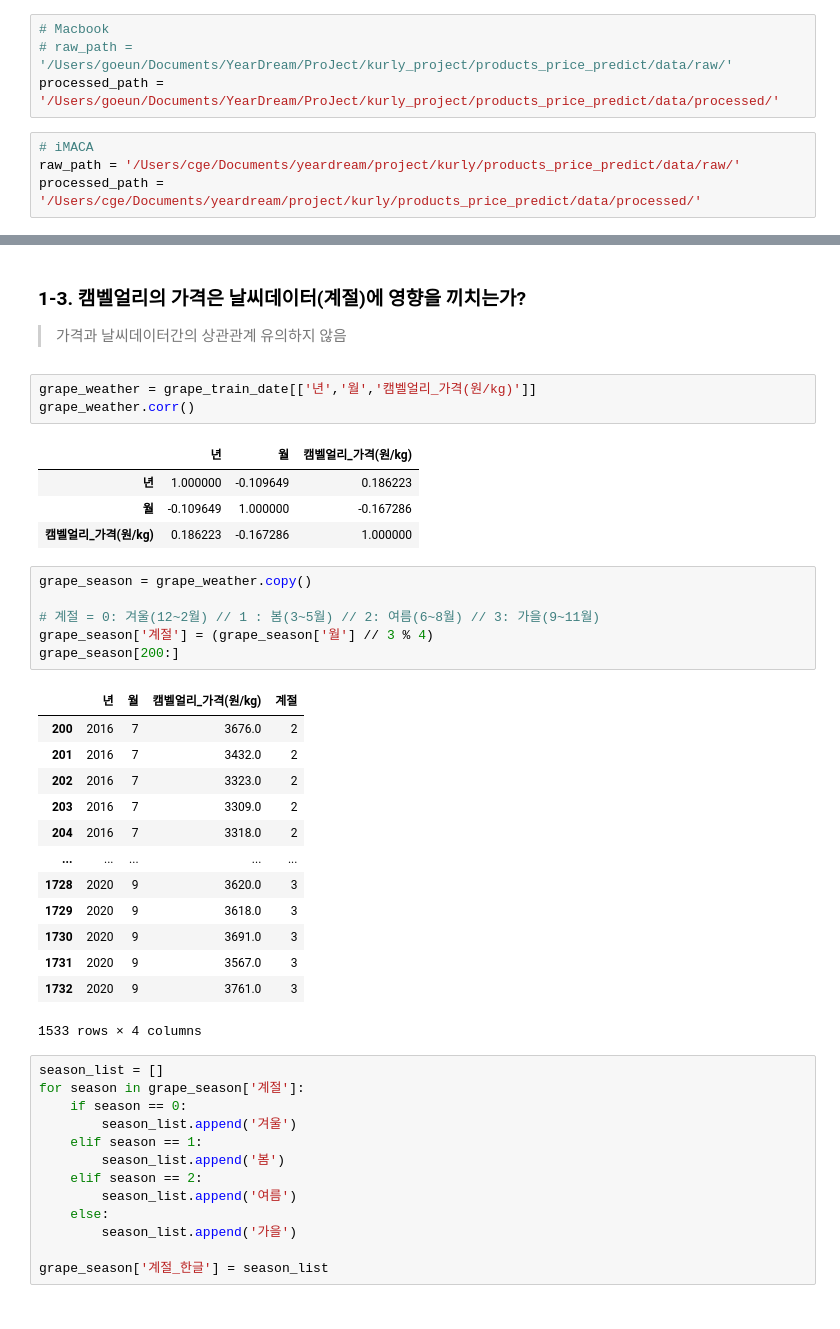
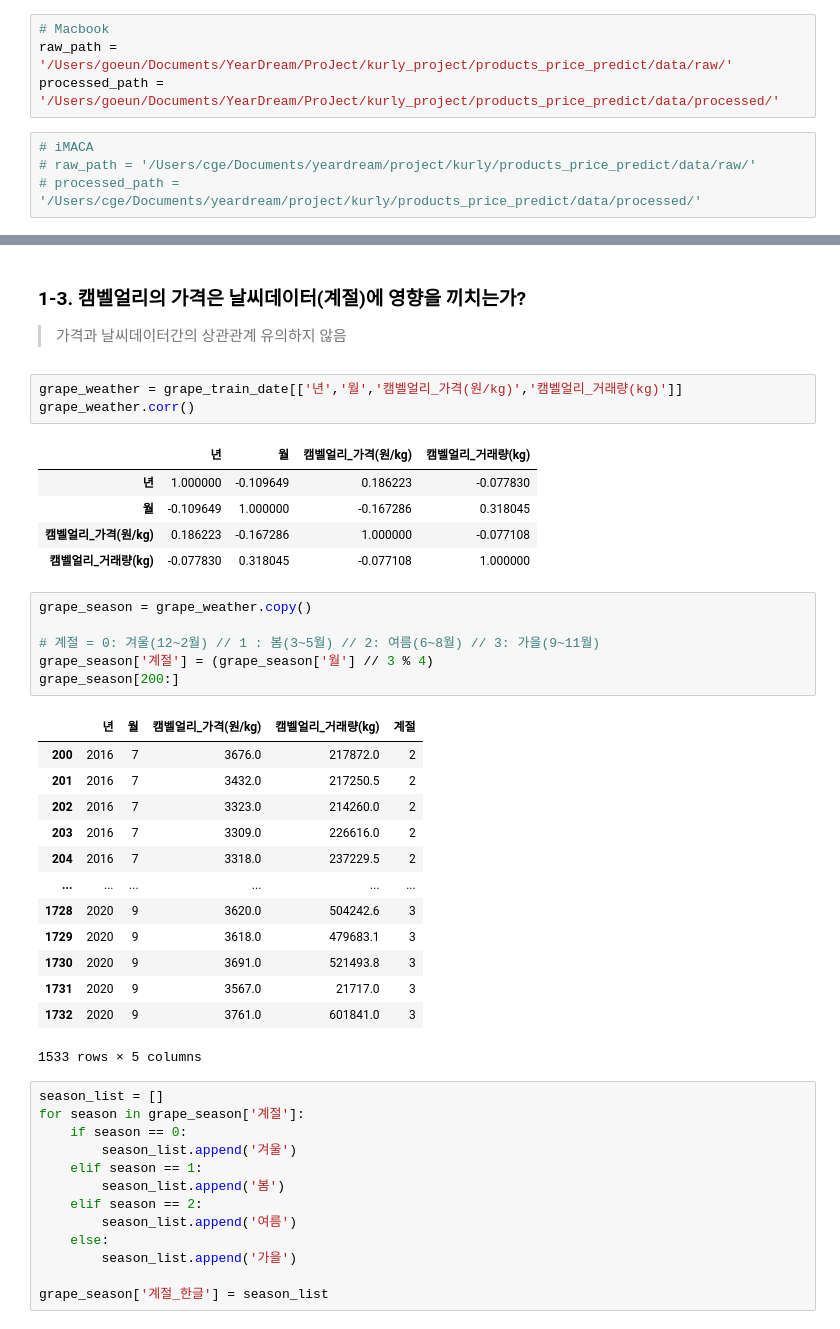
Before and after one commit to noobuy/products_price_predict, a Jupyter notebook: eda/grape_EDA2&Preprocessing(파생변수).ipynb, the cells around one changed output, grey strips where cells are left out. Cells and saved outputs as stored; diff of their text form.

```diff
--- a/eda/grape_EDA2&Preprocessing(파생변수).ipynb
+++ b/eda/grape_EDA2&Preprocessing(파생변수).ipynb
@@ -92,12 +92,12 @@ EDA와 기본 모델을 만들때 사용 <br>
 train + test 합친 프레임(토마토, 포도) = df
 # %%
 # Macbook
-# raw_path = '/Users/goeun/Documents/YearDream/ProJect/kurly_project/products_price_predict/data/raw/'
+raw_path = '/Users/goeun/Documents/YearDream/ProJect/kurly_project/products_price_predict/data/raw/'
 processed_path = '/Users/goeun/Documents/YearDream/ProJect/kurly_project/products_price_predict/data/processed/'
 # %%
 # iMACA
-raw_path = '/Users/cge/Documents/yeardream/project/kurly/products_price_predict/data/raw/'
-processed_path = '/Users/cge/Documents/yeardream/project/kurly/products_price_predict/data/processed/'
+# raw_path = '/Users/cge/Documents/yeardream/project/kurly/products_price_predict/data/raw/'
+# processed_path = '/Users/cge/Documents/yeardream/project/kurly/products_price_predict/data/processed/'
 # %%
 # test 데이터 합치기
 arr = os.listdir('/Users/cge/Documents/yeardream/project/kurly/data/public_data/test_files')
@@ -388,13 +380,14 @@ plt.show()
 ### 1-3. 캠벨얼리의 가격은 날씨데이터(계절)에 영향을 끼치는가?
 > 가격과 날씨데이터간의 상관관계 유의하지 않음
 # %%
-grape_weather = grape_train_date[['년','월','캠벨얼리_가격(원/kg)']]
+grape_weather = grape_train_date[['년','월','캠벨얼리_가격(원/kg)','캠벨얼리_거래량(kg)']]
 grape_weather.corr()
 # %% [output]
-|  | 년 | 월 | 캠벨얼리_가격(원/kg) |
-| 년 | 1.000000 | -0.109649 | 0.186223 |
-| 월 | -0.109649 | 1.000000 | -0.167286 |
-| 캠벨얼리_가격(원/kg) | 0.186223 | -0.167286 | 1.000000 |
+|  | 년 | 월 | 캠벨얼리_가격(원/kg) | 캠벨얼리_거래량(kg) |
+| 년 | 1.000000 | -0.109649 | 0.186223 | -0.077830 |
+| 월 | -0.109649 | 1.000000 | -0.167286 | 0.318045 |
+| 캠벨얼리_가격(원/kg) | 0.186223 | -0.167286 | 1.000000 | -0.077108 |
+| 캠벨얼리_거래량(kg) | -0.077830 | 0.318045 | -0.077108 | 1.000000 |
 # %%
 grape_season = grape_weather.copy()
 
@@ -402,19 +395,19 @@ grape_season = grape_weather.copy()
 grape_season['계절'] = (grape_season['월'] // 3 % 4)
 grape_season[200:]
 # %% [output]
-|  | 년 | 월 | 캠벨얼리_가격(원/kg) | 계절 |
-| 200 | 2016 | 7 | 3676.0 | 2 |
-| 201 | 2016 | 7 | 3432.0 | 2 |
-| 202 | 2016 | 7 | 3323.0 | 2 |
-| 203 | 2016 | 7 | 3309.0 | 2 |
-| 204 | 2016 | 7 | 3318.0 | 2 |
-| ... | ... | ... | ... | ... |
-| 1728 | 2020 | 9 | 3620.0 | 3 |
-| 1729 | 2020 | 9 | 3618.0 | 3 |
-| 1730 | 2020 | 9 | 3691.0 | 3 |
-| 1731 | 2020 | 9 | 3567.0 | 3 |
-| 1732 | 2020 | 9 | 3761.0 | 3 |
+|  | 년 | 월 | 캠벨얼리_가격(원/kg) | 캠벨얼리_거래량(kg) | 계절 |
+| 200 | 2016 | 7 | 3676.0 | 217872.0 | 2 |
+| 201 | 2016 | 7 | 3432.0 | 217250.5 | 2 |
+| 202 | 2016 | 7 | 3323.0 | 214260.0 | 2 |
+| 203 | 2016 | 7 | 3309.0 | 226616.0 | 2 |
+| 204 | 2016 | 7 | 3318.0 | 237229.5 | 2 |
+| ... | ... | ... | ... | ... | ... |
+| 1728 | 2020 | 9 | 3620.0 | 504242.6 | 3 |
+| 1729 | 2020 | 9 | 3618.0 | 479683.1 | 3 |
+| 1730 | 2020 | 9 | 3691.0 | 521493.8 | 3 |
+| 1731 | 2020 | 9 | 3567.0 | 21717.0 | 3 |
+| 1732 | 2020 | 9 | 3761.0 | 601841.0 | 3 |
-1533 rows × 4 columns
+1533 rows × 5 columns
 # %%
 season_list = []
 for season in grape_season['계절']:
```
Also changed, not shown: parts of 7 cells of this notebook, 33 other files.
